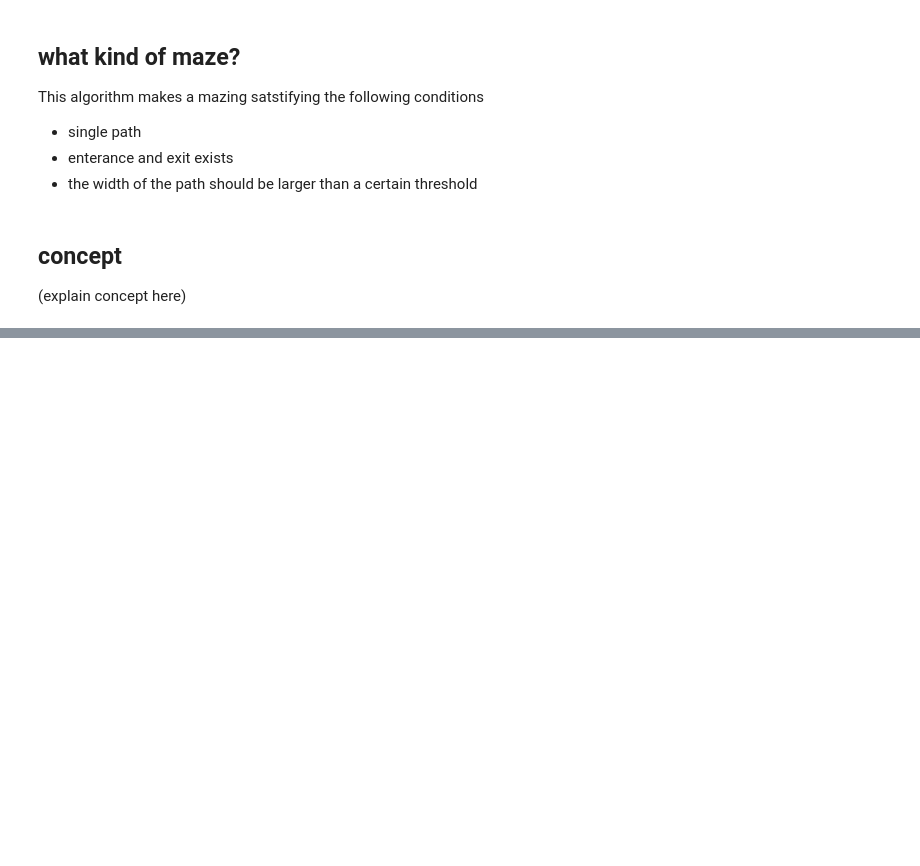
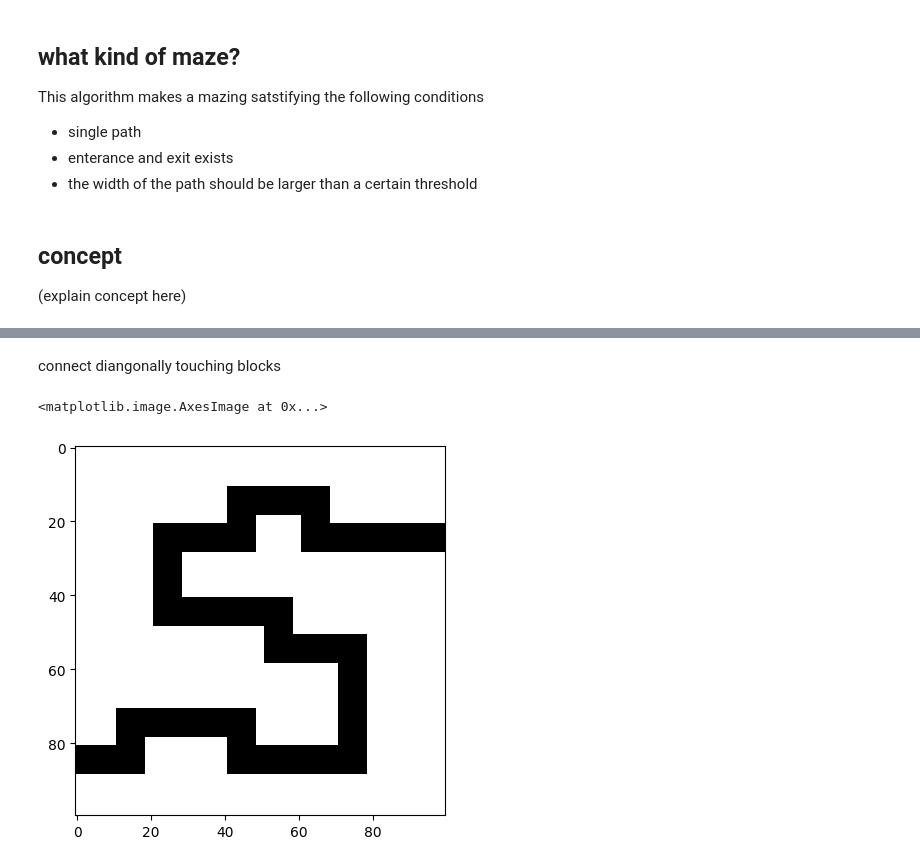
Before and after one commit to KeunwooPark/maze-generator, a Jupyter notebook: how_to_generate_maze.ipynb, the cells around one changed output, grey strips where cells are left out. Drawn from its saved outputs; the diff is of its cells as text; code cells hidden in the pictures; blank space fills up the shorter version.

```diff
--- a/how_to_generate_maze.ipynb
+++ b/how_to_generate_maze.ipynb
@@ -147,0 +151,13 @@ plt.imshow(maze, cmap='gray')
+# %% [markdown]
+connect diangonally touching blocks
+# %%
+from scipy import ndimage
+
+kernal = np.array([[1, 0, 1], [0, 1, 0], [1, 0, 1]])
+conved_maze = ndimage.convolve(maze, kernal, mode='constant', cval=0)
+conved_maze[conved_maze > 0] = 1
+
+plt.imshow(conved_maze, cmap='gray')
+# %% [output]
+<matplotlib.image.AxesImage at 0x...>
+[figure, added]
```
Also changed, not shown: parts of 9 cells of this notebook.
